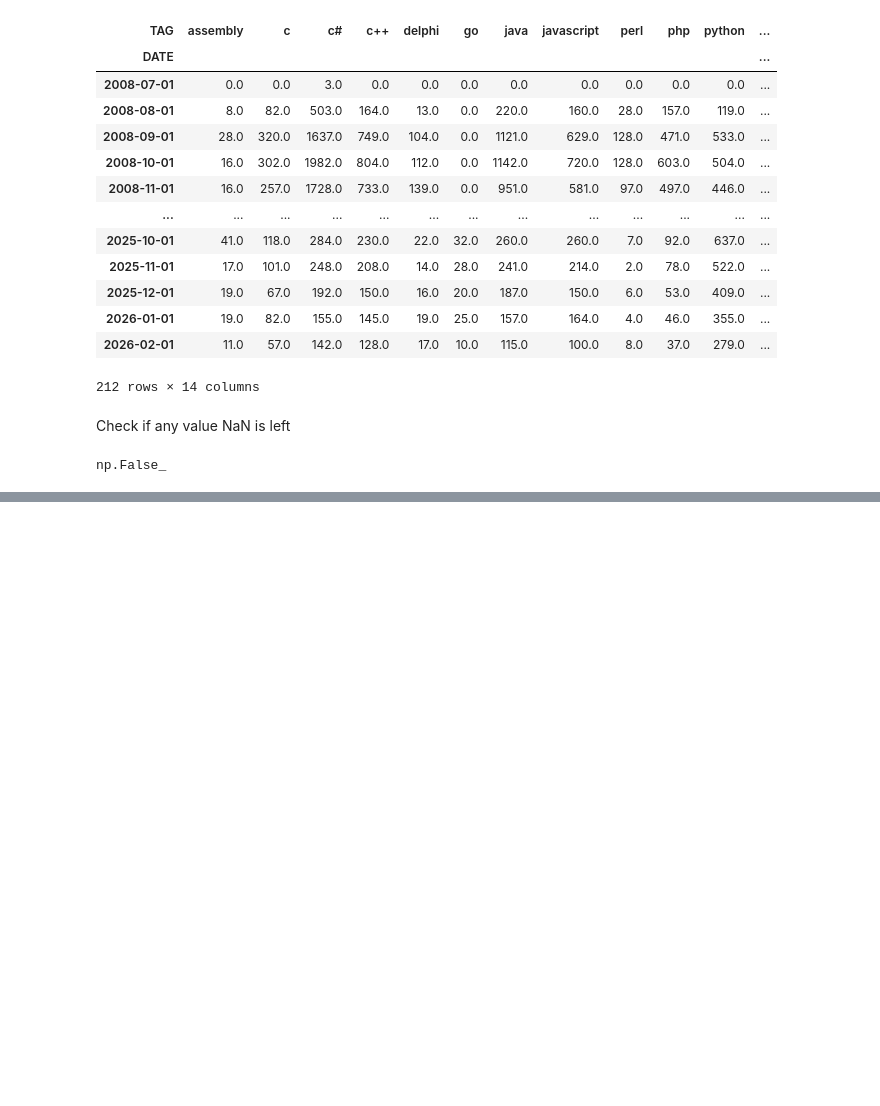
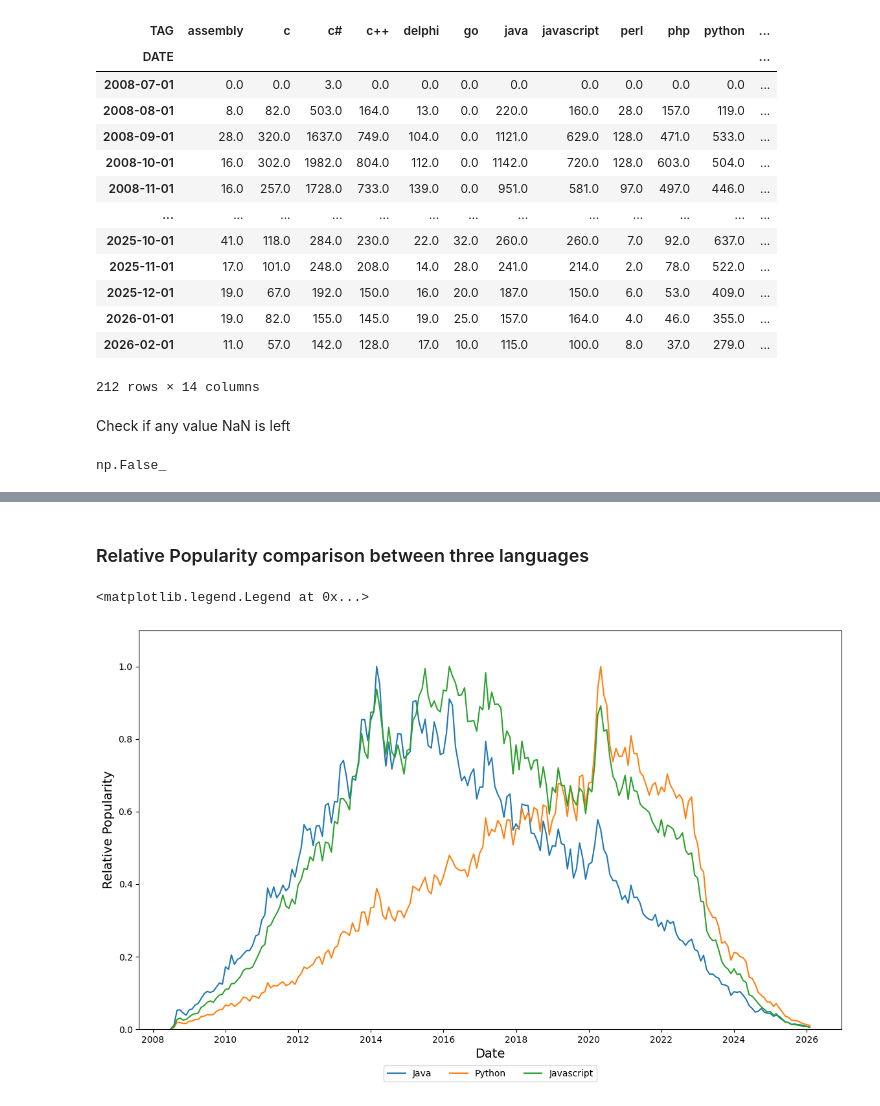
Before and after one commit to Zamir29/100-days-of-Python, a Jupyter notebook: day_73/main.ipynb, the cells around one changed output, grey strips where cells are left out. Saved outputs shown, nothing was run; the diff lists cells and outputs as text; code cells hidden in the pictures; blank space fills up the shorter version.

```diff
--- a/day_73/main.ipynb
+++ b/day_73/main.ipynb
@@ -333,0 +373,19 @@ np.False_
+# %% [markdown]
+### Relative Popularity comparison between three languages
+# %%
+languages = ['java', 'python', 'javascript']
+normalized = reshaped_df / reshaped_df.max()
+plt.figure(figsize=(14,8))
+plt.xticks(fontsize=10)
+plt.xlabel('Date', fontsize=14)
+plt.yticks(fontsize=10)
+plt.ylabel('Relative Popularity', fontsize=14)
+plt.ylim(0, 1.1)
+
+for lang in languages:
+    plt.plot(normalized.index, normalized[lang], label=lang.capitalize())
+
+plt.legend(loc='upper center', bbox_to_anchor=(0.5, -0.08), ncol=3)
+# %% [output]
+<matplotlib.legend.Legend at 0x...>
+[figure, added]
```
Also changed, not shown: parts of 10 cells of this notebook, 2 other files.
